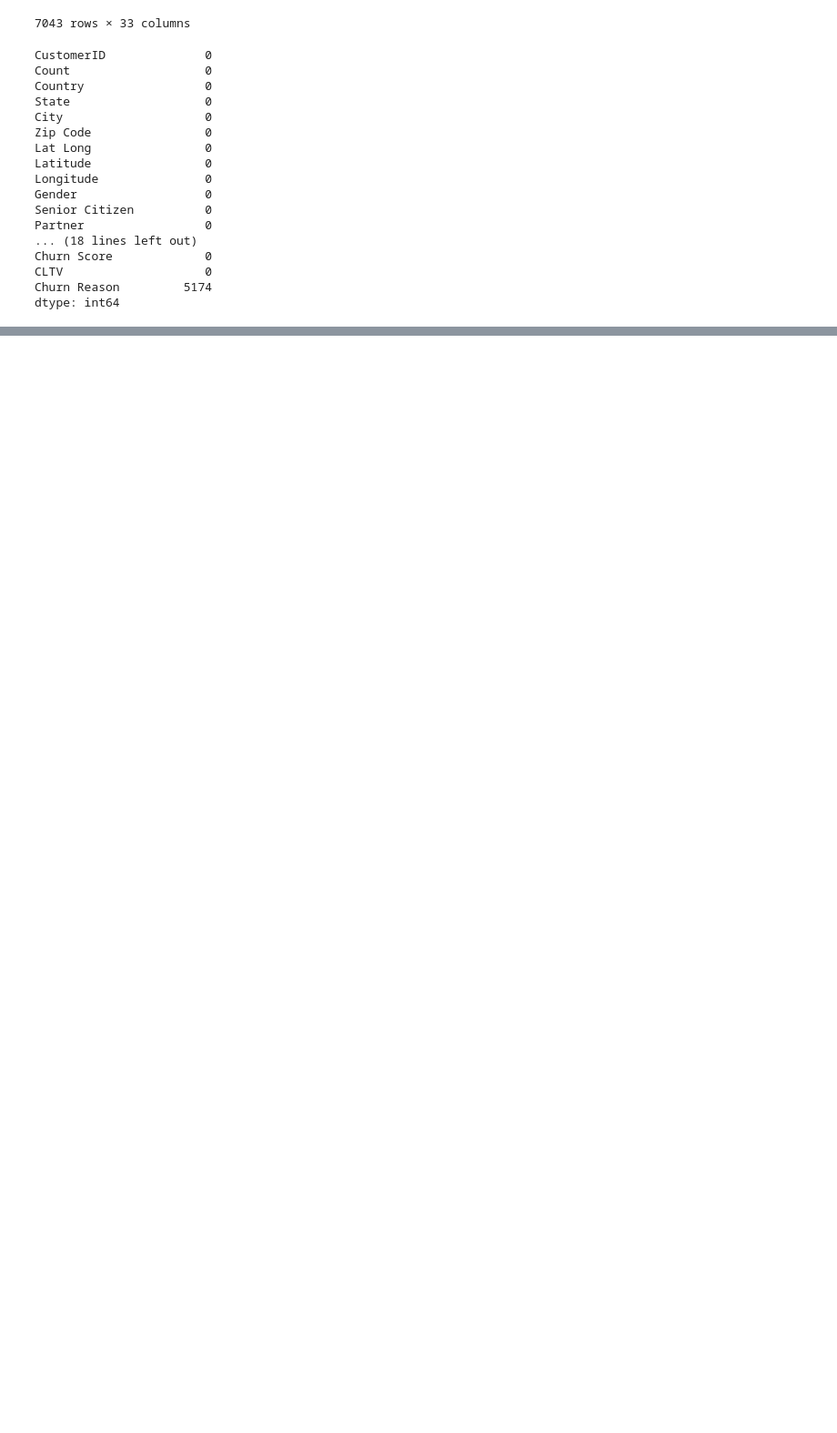
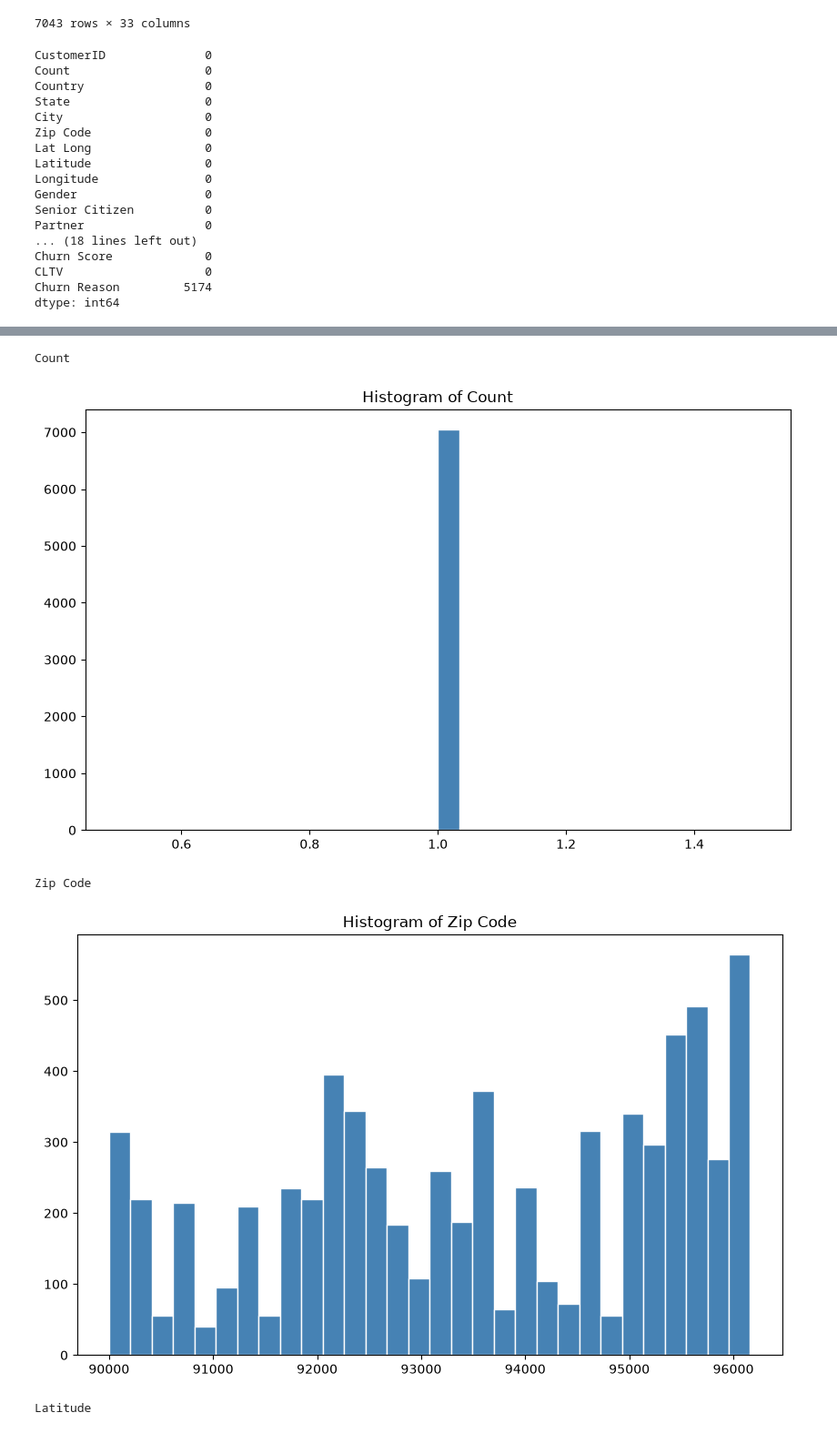
Before and after one commit to M-Taha4x/CustomerChurnPrediction, a Jupyter notebook: notebook/churn.ipynb, the cells around one changed output, grey strips where cells are left out. Shown at 91% size. Drawn from its saved outputs; the diff is of its cells as text; code cells hidden in the pictures; blank space fills up the shorter version.

```diff
--- a/notebook/churn.ipynb
+++ b/notebook/churn.ipynb
@@ -43,0 +184,13 @@ dtype: int64
+# %%
+for col in num_col:
+    print(f"{col}")
+    plt.figure(figsize=(10,6))
+    plt.hist(df[col],bins=30,density=False,cumulative=False,color='steelblue',edgecolor='white')
+    plt.title(f"Histogram of {col}")
+    plt.show()
+# %% [output]
+Count
+[figure, added]
+Zip Code
+[figure, added]
+Latitude
```
Also changed, not shown: parts of 10 cells of this notebook.
